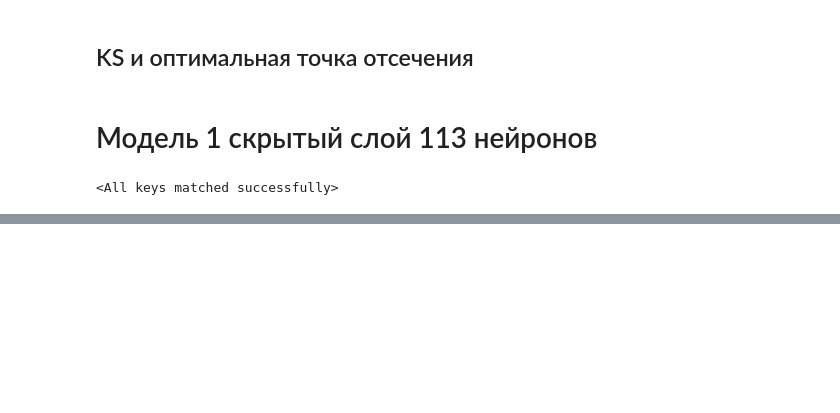
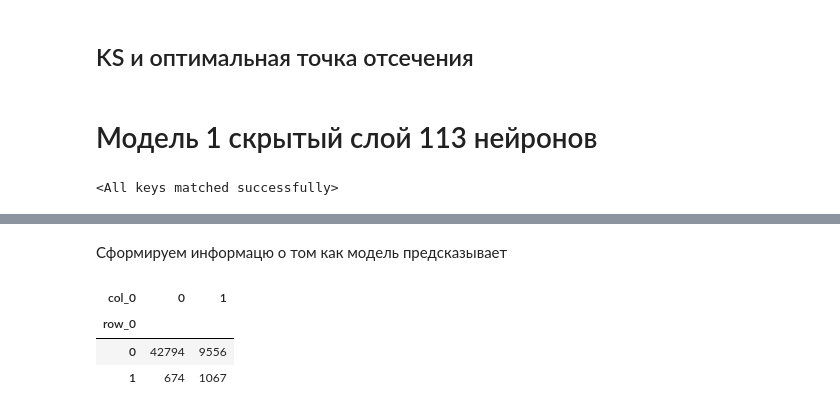
Before and after one commit to Dranikf/diplom_project, a Jupyter notebook: prog/model/models_validation.ipynb, the cells around one changed output, grey strips where cells are left out. Drawn from its saved outputs; the diff is of its cells as text; code cells hidden in the pictures; blank space fills up the shorter version.

```diff
--- a/prog/model/models_validation.ipynb
+++ b/prog/model/models_validation.ipynb
@@ -122,0 +146,13 @@ plt.savefig("validation_results/1lay_113_KS_plot.png")
+# %% [markdown]
+Сформируем информацю о том как модель предсказывает
+# %%
+y_pred_test = (p_hat > p).astype('int')
+abs_cross_tab = pd.crosstab(y_test.ravel(), y_pred_test.ravel())
+abs_cross_tab.to_excel("validation_results/fp_tp.xlsx")
+# %%
+abs_cross_tab
+# %% [output]
+| col_0 | 0 | 1 |
+| row_0 |  |  |
+| 0 | 42794 | 9556 |
+| 1 | 674 | 1067 |
```
Also changed, not shown: parts of 12 cells of this notebook, 3 other files.
